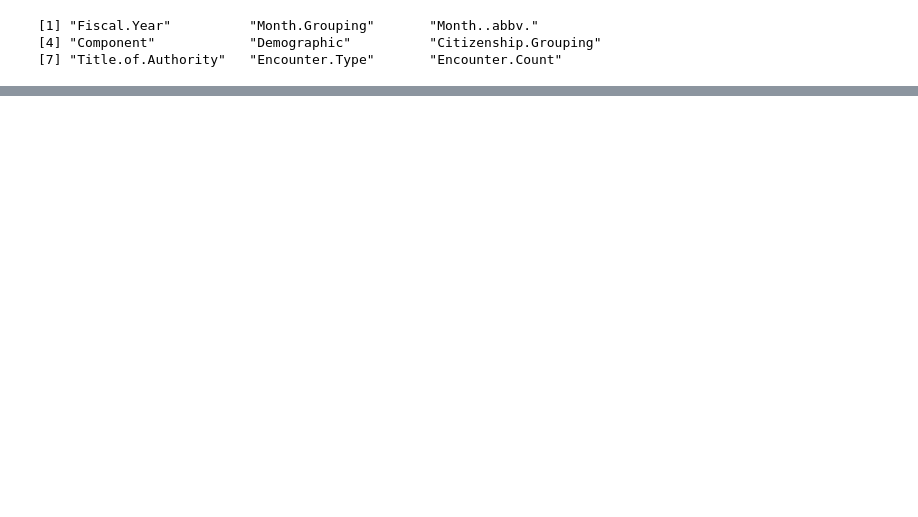
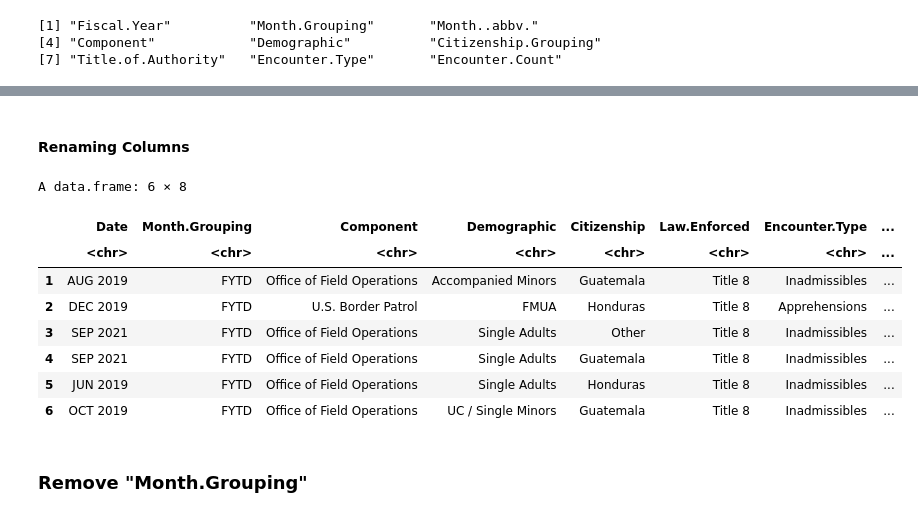
Before and after one commit to SuzyCJones/Exploring-U.S.-Encounters-with-Unaccompanied-Minors-from-Latin-America, a Jupyter notebook: UAforUM/DS_Final_Project_Wrangling.ipynb, the cells around one changed output, grey strips where cells are left out. Drawn from its saved outputs; the diff is of its cells as text; code cells hidden in the pictures; blank space fills up the shorter version.

```diff
--- a/UAforUM/DS_Final_Project_Wrangling.ipynb
+++ b/UAforUM/DS_Final_Project_Wrangling.ipynb
@@ -123,0 +142,2 @@ colnames(BPEncounters)
+# %%
+BPEncounters1 <- unite(BPEncounters, Date, Month..abbv., Fiscal.Year, sep = " ")
@@ -123,0 +156,2 @@ colnames(BPEncounters)
+# %% [markdown]
+#### Renaming Columns
@@ -123,0 +162,14 @@ colnames(BPEncounters)
+# %%
+head(BPEncounters1)
+# %% [output]
+A data.frame: 6 × 8
+|  | Date | Month.Grouping | Component | Demographic | Citizenship | Law.Enforced | Encounter.Type | ... |
+|  | <chr> | <chr> | <chr> | <chr> | <chr> | <chr> | <chr> | ... |
+| 1 | AUG 2019 | FYTD | Office of Field Operations | Accompanied Minors | Guatemala | Title 8 | Inadmissibles | ... |
+| 2 | DEC 2019 | FYTD | U.S. Border Patrol | FMUA | Honduras | Title 8 | Apprehensions | ... |
+| 3 | SEP 2021 | FYTD | Office of Field Operations | Single Adults | Other | Title 8 | Inadmissibles | ... |
+| 4 | SEP 2021 | FYTD | Office of Field Operations | Single Adults | Guatemala | Title 8 | Inadmissibles | ... |
+| 5 | JUN 2019 | FYTD | Office of Field Operations | Single Adults | Honduras | Title 8 | Inadmissibles | ... |
+| 6 | OCT 2019 | FYTD | Office of Field Operations | UC / Single Minors | Guatemala | Title 8 | Inadmissibles | ... |
+# %% [markdown]
+### Remove "Month.Grouping"
```
Also changed, not shown: parts of 11 cells of this notebook, 2 other files.
